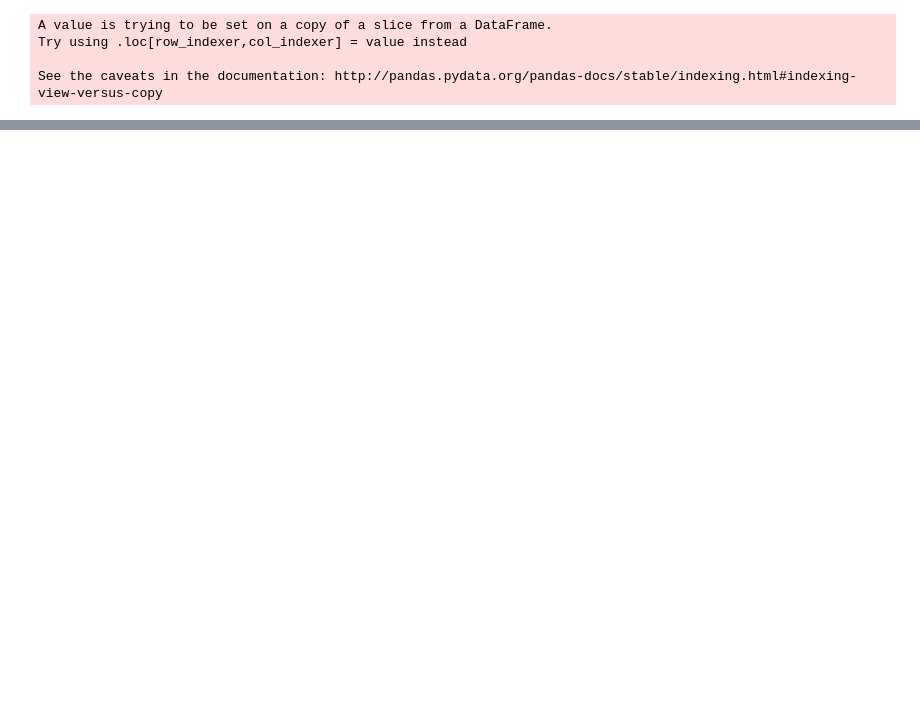
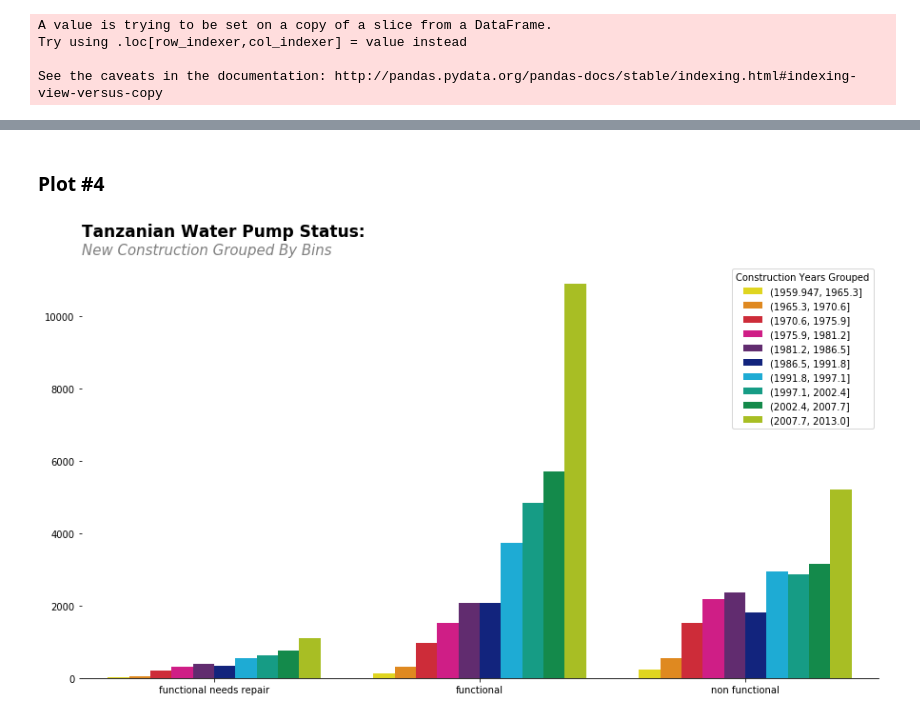
Before and after one commit to tbradshaw91/Predictive-Modeling-Sprint_Challenge, a Jupyter notebook: Predictive_Modeling_Sprint.ipynb, the cells around one changed output, grey strips where cells are left out. Cells and saved outputs as stored; diff of their text form; code cells hidden in the pictures; blank space fills up the shorter version.

```diff
--- a/Predictive_Modeling_Sprint.ipynb
+++ b/Predictive_Modeling_Sprint.ipynb
@@ -203,0 +709,24 @@ submission.reset_index(inplace = True)
+# %%
+# Binning
+df['construction_binning'] = pd.cut(df['construction_year'], bins=10)
+# %% [markdown]
+### **Plot #4**
+# %%
+# Using the five thirty eight style
+# Little details
+plt.style.context('fivethirtyeight')
+colors = ['#fff100', '#ff8c00', '#e81123', '#ec008c', '#68217a','#00188f', '#00bcf2', '#00b294', '#009e49', '#bad80a']
+sns.set_palette(colors, 10)
+plt.figure(figsize=(15,8))
+
+# Setting plot and details
+ax = sns.countplot(x = "status_group", hue="construction_binning", data=df);
+ax.text(s="Tanzanian Water Pump Status:", y=12200, x=-0.5, fontsize=17, fontweight='semibold');
+ax.text(s="New Construction Grouped By Bins", y=11700, x=-0.5, fontsize=15, fontstyle='italic', color='gray')
+l = ax.legend()
+l.set_title('Construction Years Grouped')
+sns.despine(ax=ax, left=True)
+ax.set_ylabel("");
+ax.set_xlabel("");
+# %% [output]
+[figure, added]
```
Also changed, not shown: parts of 114 cells of this notebook.
